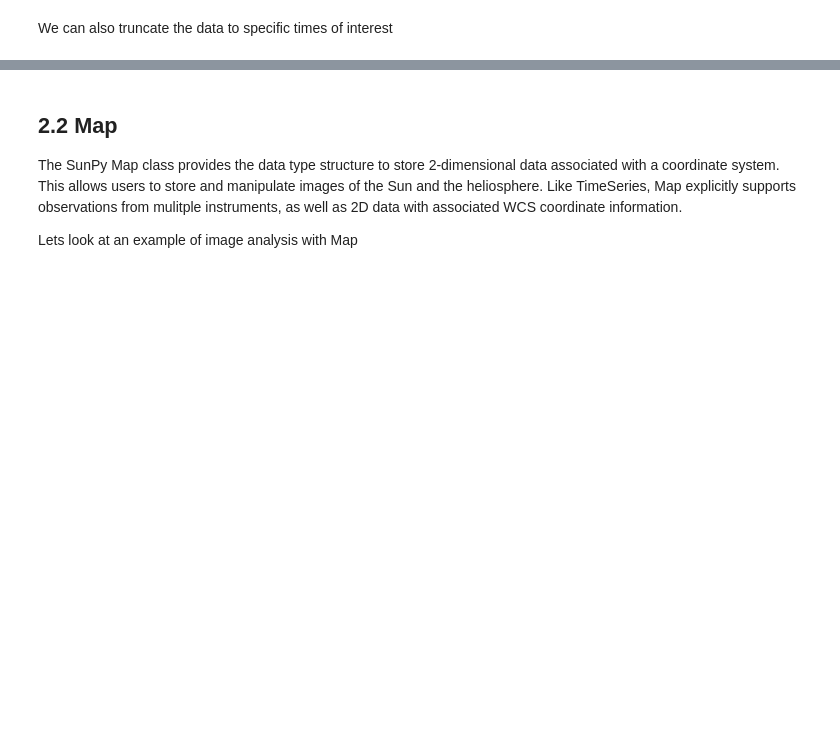
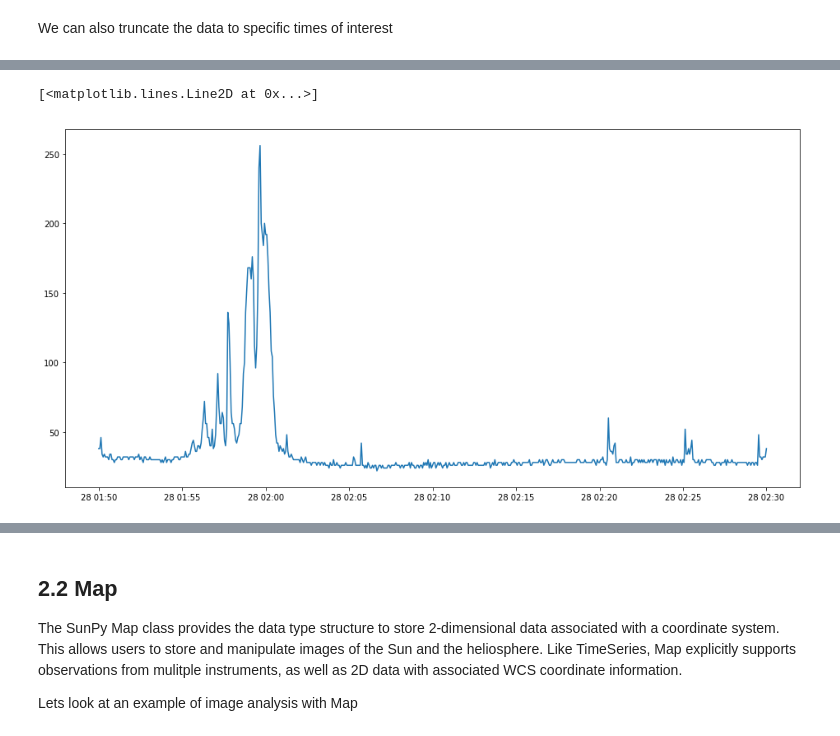
Before and after one commit to sunpy/previous-workshop-notebooks, a Jupyter notebook: 2019_spd/sunpy-1.0-spd2019-aquiring-data-and-data-classes.ipynb, the cells around one changed output, grey strips where cells are left out. Saved outputs shown, nothing was run; the diff lists cells and outputs as text; code cells hidden in the pictures; blank space fills up the shorter version.

```diff
--- a/2019_spd/sunpy-1.0-spd2019-aquiring-data-and-data-classes.ipynb
+++ b/2019_spd/sunpy-1.0-spd2019-aquiring-data-and-data-classes.ipynb
@@ -217,0 +286,5 @@ We can also truncate the data to specific times of interest
+# %%
+plt.plot(rhessi_lc_flare.data['50 - 100 keV'])
+# %% [output]
+[<matplotlib.lines.Line2D at 0x...>]
+[figure, added]
```
Also changed, not shown: parts of 14 cells of this notebook, 1 other file.
